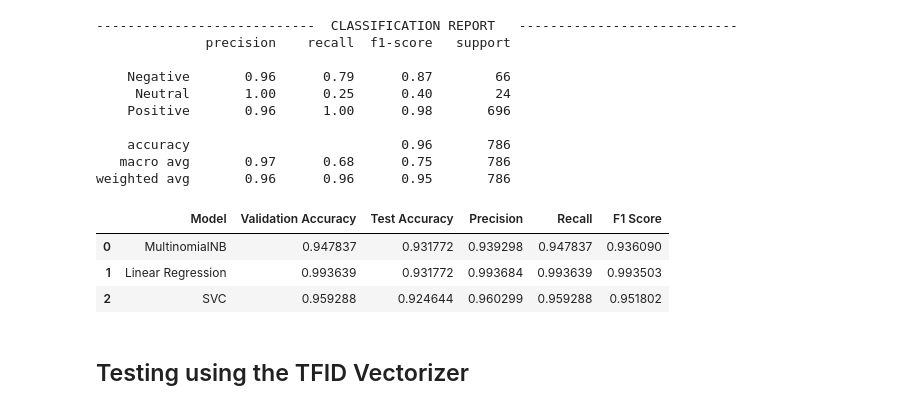
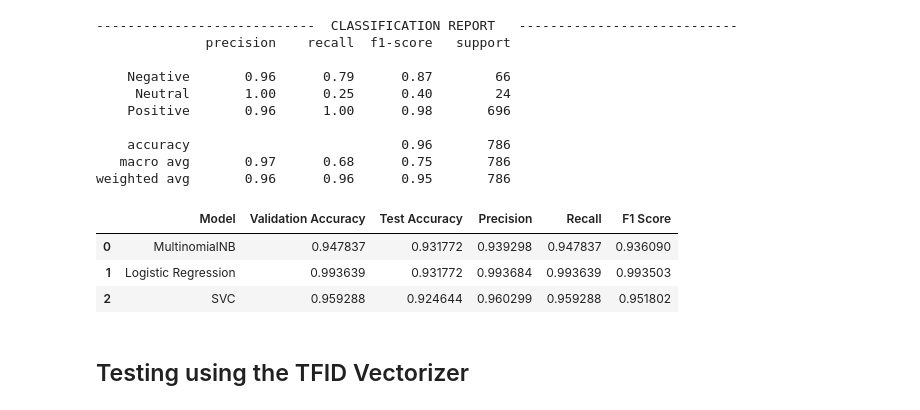
Before and after one commit to AutomationKay/Data-Science-, a Jupyter notebook: Amazon Review Sentiment Analysis/notebooks/Reviews.ipynb, the cells around one changed output. Drawn from its saved outputs; the diff is of its cells as text; code cells hidden in the pictures.

```diff
--- a/Amazon Review Sentiment Analysis/notebooks/Reviews.ipynb
+++ b/Amazon Review Sentiment Analysis/notebooks/Reviews.ipynb
@@ -532,21 +532,21 @@ F1 Score: 0.9518021064837182
 weighted avg       0.96      0.96      0.95       786
 # %%
 results_1 = {
-    'Model': ['MultinomialNB', 'Linear Regression', 'SVC'],
+    'Model': ['MultinomialNB', 'Logistic Regression', 'SVC'],
     'Validation Accuracy': [accuracy_nb, accuracy_lr, accuracy_svm],
     'Test Accuracy': [test_accuracy_nb, test_accuracy_lr, test_accuracy_svm],
     'Precision': [precision_nb, precision_lr, precision_svm],
     'Recall': [recall_nb, recall_lr, recall_svm],
     'F1 Score': [f1_nb, f1_lr, f1_svm],
 
 }
 count_vector_summary = pd.DataFrame(results_1)
 count_vector_summary.style.highlight_max(subset = ['Validation Accuracy', 'Precision', 'Test Accuracy', 'Recall', 'F1 Score'],
                        color = 'green', axis = 0)
 # %% [output]
 |  | Model | Validation Accuracy | Test Accuracy | Precision | Recall | F1 Score |
 | 0 | MultinomialNB | 0.947837 | 0.931772 | 0.939298 | 0.947837 | 0.936090 |
-| 1 | Linear Regression | 0.993639 | 0.931772 | 0.993684 | 0.993639 | 0.993503 |
+| 1 | Logistic Regression | 0.993639 | 0.931772 | 0.993684 | 0.993639 | 0.993503 |
 | 2 | SVC | 0.959288 | 0.924644 | 0.960299 | 0.959288 | 0.951802 |
 # %% [markdown]
 ## Testing using the TFID Vectorizer
```
Also changed, not shown: parts of 4 cells of this notebook, 6 other files.
